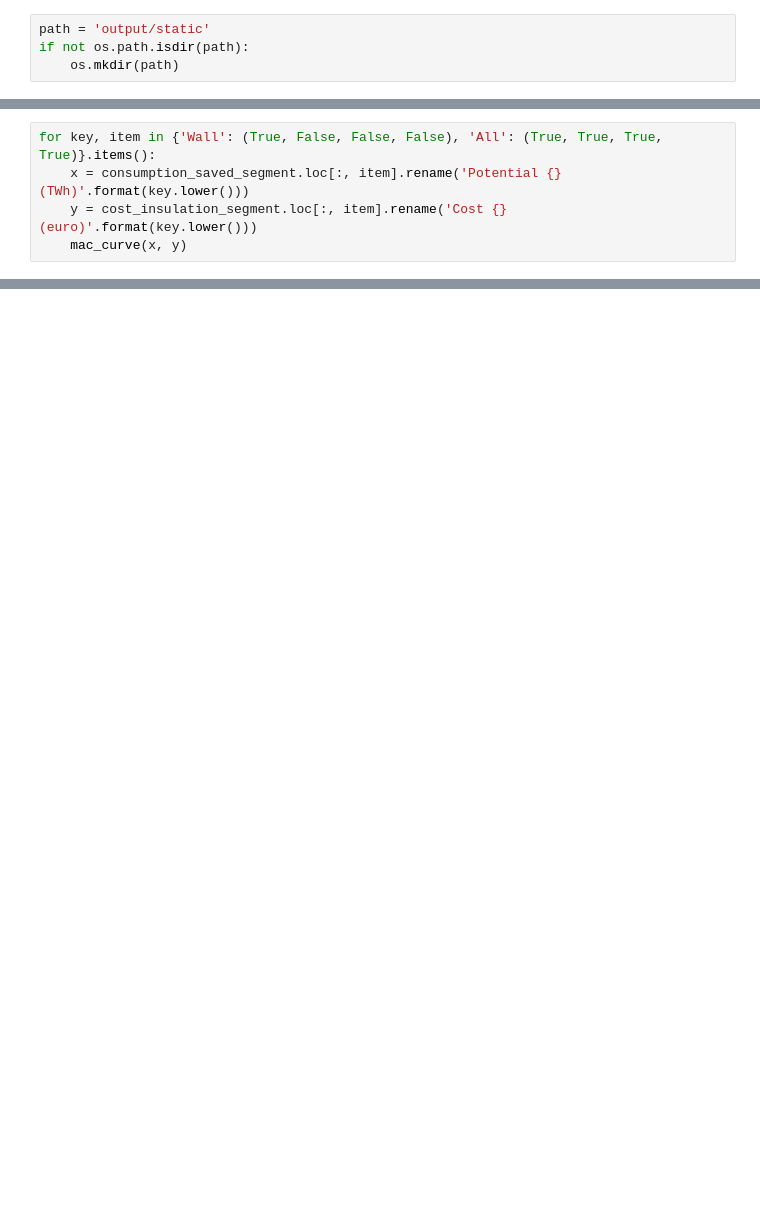
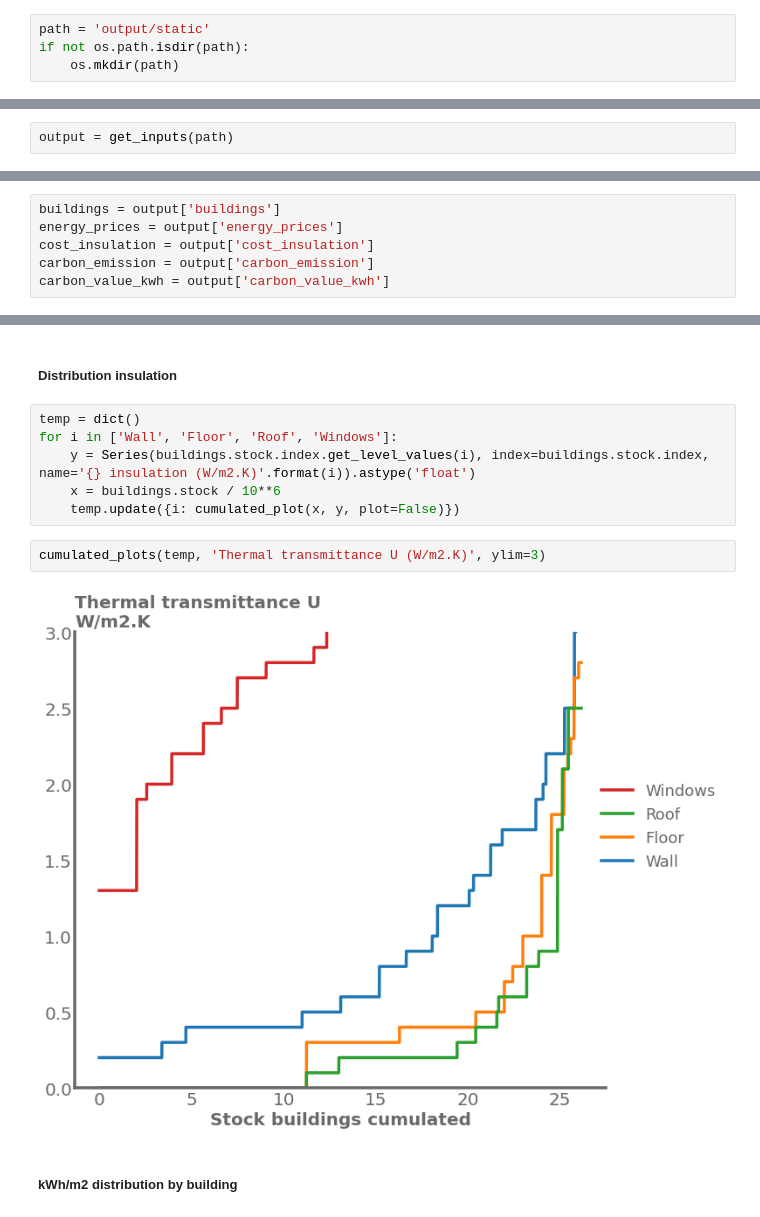
Before and after one commit to CIRED/Res-IRF4, a Jupyter notebook: project/analysis/mitigation_potential.ipynb, the cells around one changed output, grey strips where cells are left out. Cells and saved outputs as stored; diff of their text form; blank space fills up the shorter version.

```diff
--- a/project/analysis/mitigation_potential.ipynb
+++ b/project/analysis/mitigation_potential.ipynb
@@ -78,5 +12,0 @@ def mac_curve(x, y):
-# %%
-for key, item in {'Wall': (True, False, False, False), 'All': (True, True, True, True)}.items():
-    x = consumption_saved_segment.loc[:, item].rename('Potential {} (TWh)'.format(key.lower()))
-    y = cost_insulation_segment.loc[:, item].rename('Cost {} (euro)'.format(key.lower()))
-    mac_curve(x, y)
@@ -85,0 +17,2 @@ for key, item in {'Wall': (True, False, False, False), 'All': (True, True, True,
+# %%
+output = get_inputs(path)
@@ -85,0 +21,6 @@ for key, item in {'Wall': (True, False, False, False), 'All': (True, True, True,
+# %%
+buildings = output['buildings']
+energy_prices = output['energy_prices']
+cost_insulation = output['cost_insulation']
+carbon_emission = output['carbon_emission']
+carbon_value_kwh = output['carbon_value_kwh']
@@ -85,0 +56,14 @@ for key, item in {'Wall': (True, False, False, False), 'All': (True, True, True,
+# %% [markdown]
+##### Distribution insulation
+# %%
+temp = dict()
+for i in ['Wall', 'Floor', 'Roof', 'Windows']:
+    y = Series(buildings.stock.index.get_level_values(i), index=buildings.stock.index, name='{} insulation (W/m2.K)'.format(i)).astype('float')
+    x = buildings.stock / 10**6
+    temp.update({i: cumulated_plot(x, y, plot=False)})
+# %%
+cumulated_plots(temp, 'Thermal transmittance U (W/m2.K)', ylim=3)
+# %% [output]
+[figure, added]
+# %% [markdown]
+##### kWh/m2 distribution by building
```
Also changed, not shown: parts of 51 cells of this notebook, 10 other files.
